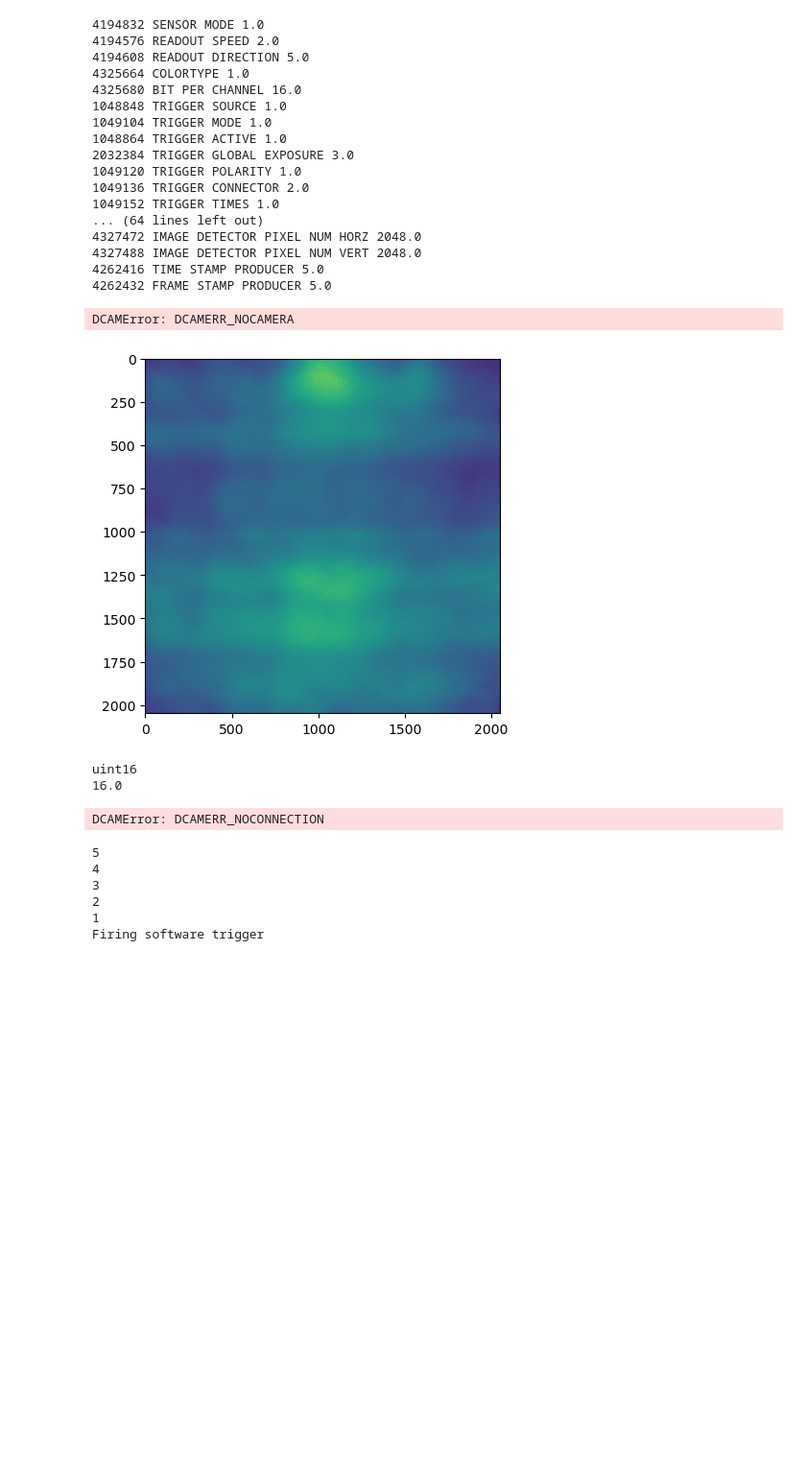
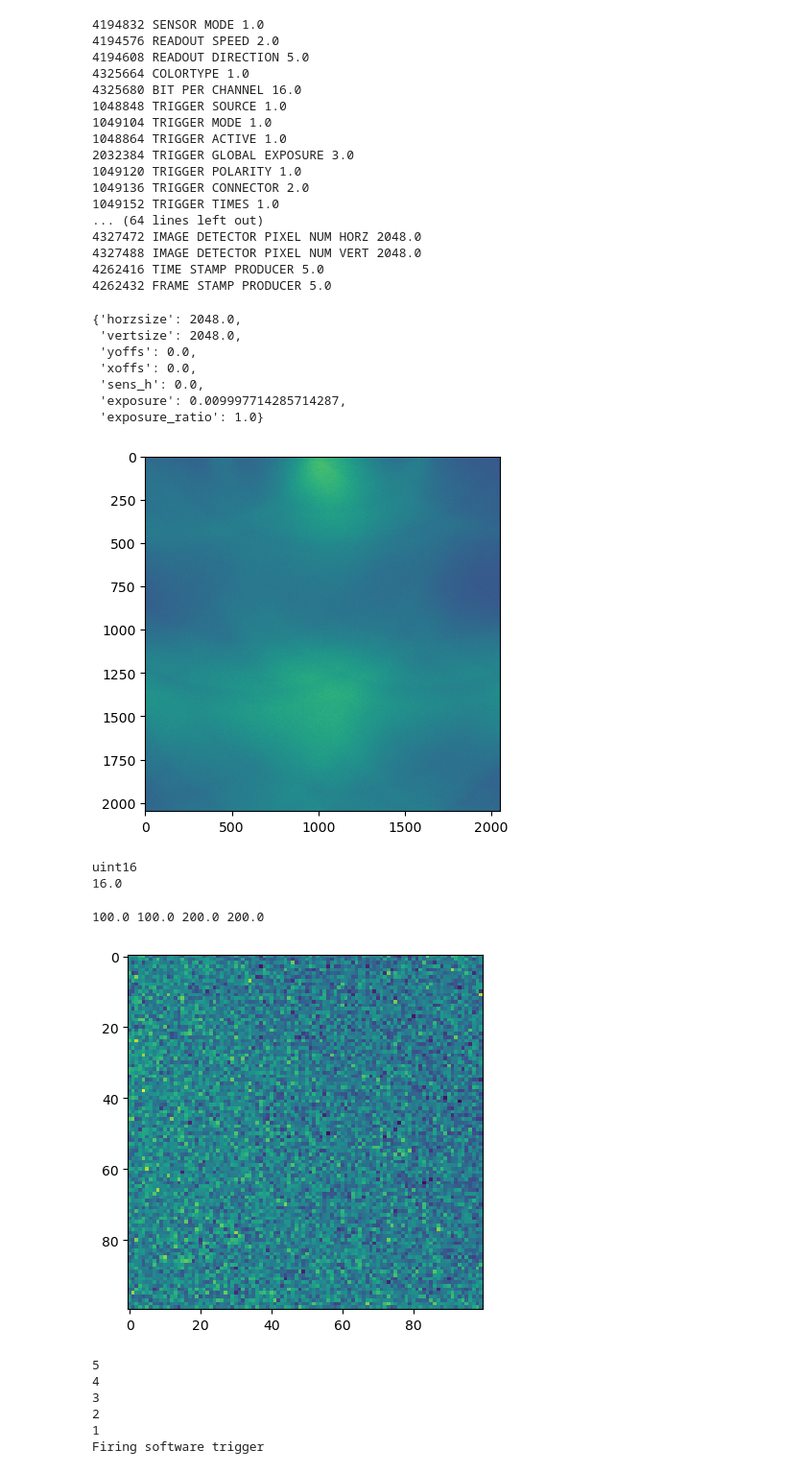
Before and after one commit to LukBorn/LFM, a Jupyter notebook: lfm/test_cam.ipynb, the cells around one changed output. Shown: that part at 96% size. Cells and saved outputs as stored; diff of their text form; code cells hidden in the pictures; blank space fills up the shorter version.

```diff
--- a/lfm/test_cam.ipynb
+++ b/lfm/test_cam.ipynb
@@ -25,5 +21,3 @@ range(device_count)[0]
-# %%
-hdcam= HDCAM(0)
 # %%
 with use_dcamapi:
     with HDCAM(i_device) as hdcam:
@@ -64,7 +58,13 @@ with use_dcamapi:
         )
 d
 # %% [output]
-DCAMError: DCAMERR_NOCAMERA
+{'horzsize': 2048.0,
+ 'vertsize': 2048.0,
+ 'yoffs': 0.0,
+ 'xoffs': 0.0,
+ 'sens_h': 0.0,
+ 'exposure': 0.009997714285714287,
+ 'exposure_ratio': 1.0}
 # %%
 import matplotlib.pyplot as plt
 with use_dcamapi:
@@ -95,7 +95,7 @@ with use_dcamapi:
         print(array.dtype)
         print(hdcam.dcamprop_getvalue(DCAMIDPROP.DCAM_IDPROP_BITSPERCHANNEL))
 # %% [output]
-[figure, old version]
+[figure, new version]
 uint16
 16.0
 # %%
@@ -105,36 +105,37 @@ with use_dcamapi:
             # Configure the readout speed. Use slowest option for the ultraquite mode
             hdcam.readout_speed = DCAMPROPMODEVALUE.DCAMPROP_READOUTSPEED__SLOWEST
 
             hdcam.subarray_mode = True # Enable subarray mode
-            hdcam.subarray_size = (2048, 2048) # 100x100 pixels
-            hdcam.subarray_pos = (0, 0) # 200 pixels from the top-left corner
+            hdcam.subarray_size = (100, 100) # 100x100 pixels
+            hdcam.subarray_pos = (200, 200) # 200 pixels from the top-left corner
             horzsize = hdcam.dcamprop_getvalue(DCAMIDPROP.DCAM_IDPROP_IMAGE_HEIGHT)
             vertsize = hdcam.dcamprop_getvalue(DCAMIDPROP.DCAM_IDPROP_IMAGE_WIDTH)
             yoffs = hdcam.dcamprop_getvalue(DCAMIDPROP.DCAM_IDPROP_SUBARRAYHPOS)
             xoffs = hdcam.dcamprop_getvalue(DCAMIDPROP.DCAM_IDPROP_SUBARRAYVPOS)
             print(horzsize, vertsize, yoffs, xoffs)
 
             hdcam.dcambuf_alloc(1)
 
             hwait = hdcam.dcamwait_open()
 
             hdcam.dcamcap_start()
 
             # Wait for the frame to be ready, it has a timeout of 1000 millisec
             hwait.dcamwait_start(timeout=1000)
 
             # Copy the frame from the internal buffer to create a numpy array
             array = hdcam.dcambuf_copyframe()
 
             # Stop the capture and release the buffer
             hdcam.dcamcap_stop()
             hdcam.dcambuf_release()
 
             # Display the image
             plt.imshow(array)
             plt.show()
 # %% [output]
-DCAMError: DCAMERR_NOCONNECTION
+100.0 100.0 200.0 200.0
+[figure, added]
 # %%
 from collections.abc import Callable, Iterable, Mapping
 from typing import Any
```
Also changed, not shown: parts of 25 cells of this notebook, 16 other files.
